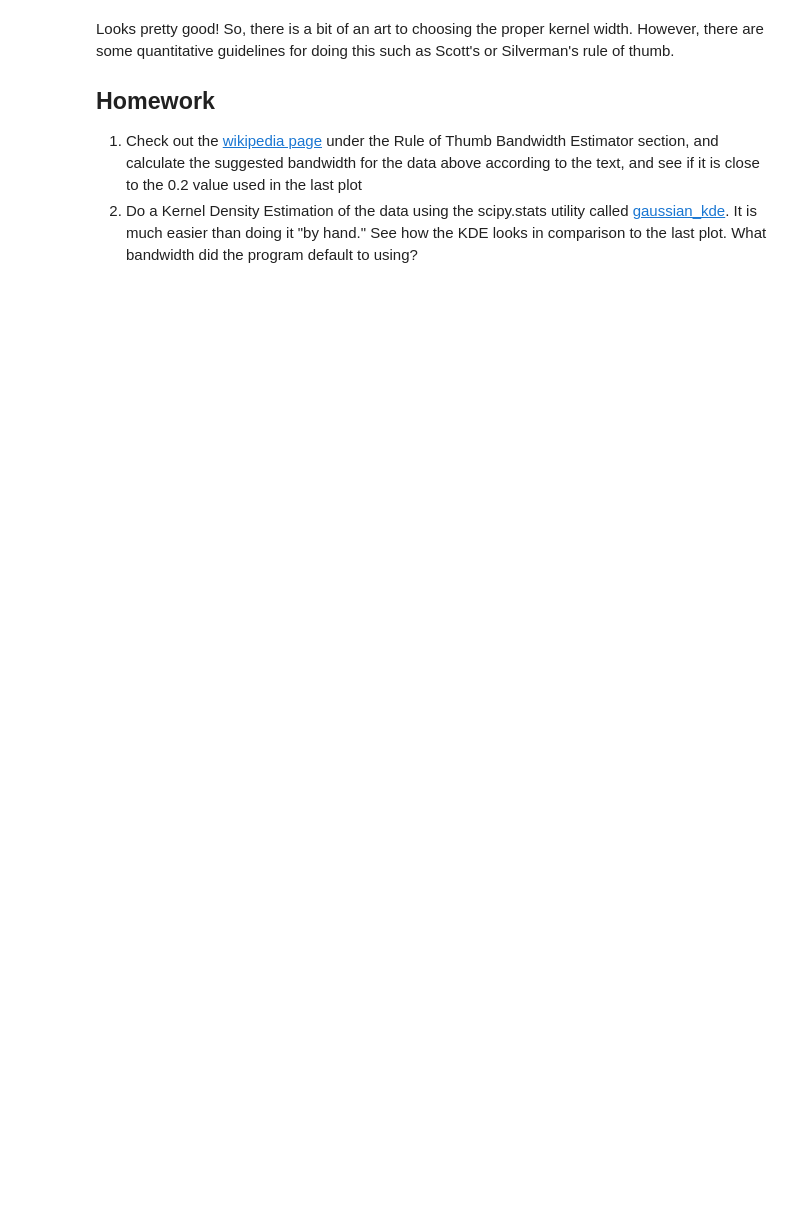
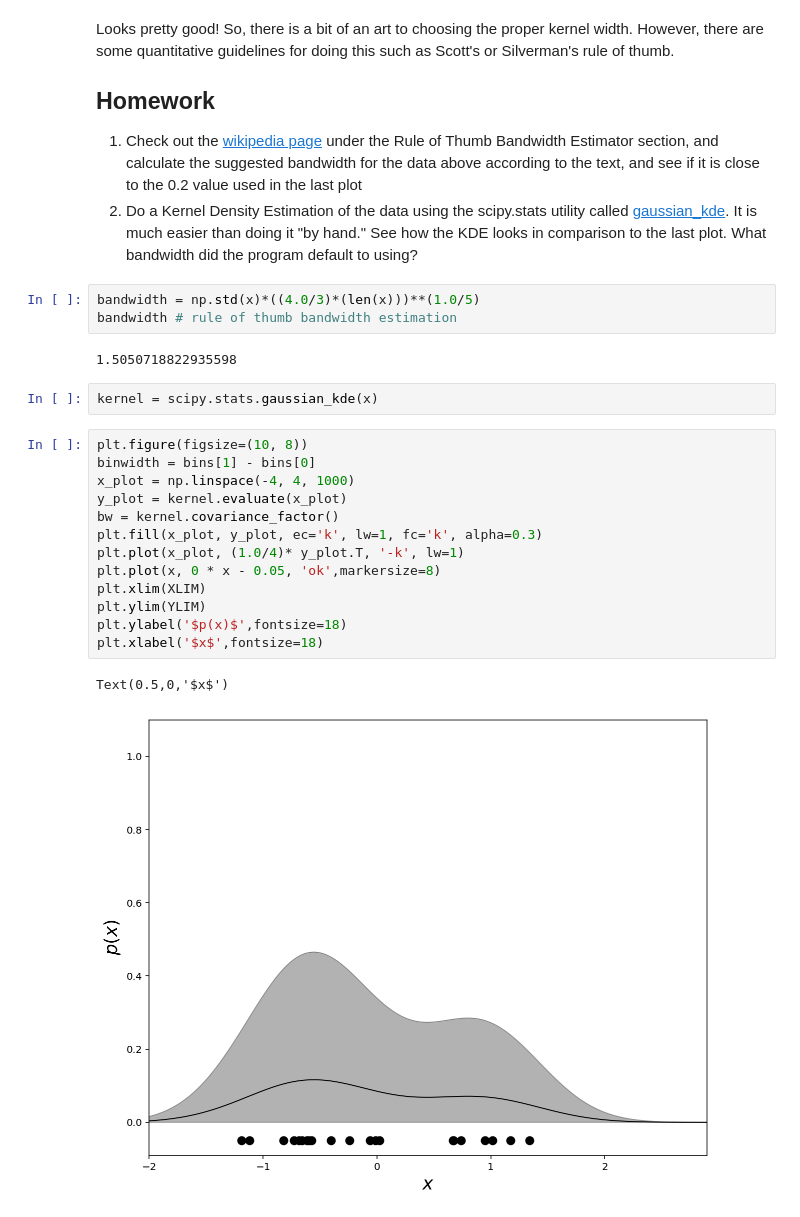
Before and after one commit to Kriskayak/Data, a Jupyter notebook: HW11_KDE/Karina_Histogram_vs_KDE.ipynb, the cells around one changed output. Cells and saved outputs as stored; diff of their text form; blank space fills up the shorter version.

```diff
--- a/HW11_KDE/Karina_Histogram_vs_KDE.ipynb
+++ b/HW11_KDE/Karina_Histogram_vs_KDE.ipynb
@@ -134,3 +148,26 @@ Looks pretty good! So, there is a bit of an art to choosing the proper kernel wi
 ## Homework
 1. Check out the <a href="https://en.wikipedia.org/wiki/Kernel_density_estimation">wikipedia page</a> under the Rule of Thumb Bandwidth Estimator section, and calculate the suggested bandwidth for the data above according to the text, and see if it is close to the 0.2 value used in the last plot
 2. Do a Kernel Density Estimation of the data using the scipy.stats utility called <a href="https://docs.scipy.org/doc/scipy/reference/generated/scipy.stats.gaussian_kde.html">gaussian_kde</a>. It is much easier than doing it "by hand." See how the KDE looks in comparison to the last plot. What bandwidth did the program default to using?
+# %%
+bandwidth = np.std(x)*((4.0/3)*(len(x)))**(1.0/5)
+bandwidth # rule of thumb bandwidth estimation
+# %% [output]
+1.5050718822935598
+# %%
+kernel = scipy.stats.gaussian_kde(x)
+# %%
+plt.figure(figsize=(10, 8))
+binwidth = bins[1] - bins[0]
+x_plot = np.linspace(-4, 4, 1000)
+y_plot = kernel.evaluate(x_plot)
+bw = kernel.covariance_factor()
+plt.fill(x_plot, y_plot, ec='k', lw=1, fc='k', alpha=0.3)
+plt.plot(x_plot, (1.0/4)* y_plot.T, '-k', lw=1)
+plt.plot(x, 0 * x - 0.05, 'ok',markersize=8)
+plt.xlim(XLIM)
+plt.ylim(YLIM)
+plt.ylabel('$p(x)$',fontsize=18)
+plt.xlabel('$x$',fontsize=18)
+# %% [output]
+Text(0.5,0,'$x$')
+[figure, added]
```
Also changed, not shown: parts of 8 cells of this notebook.
